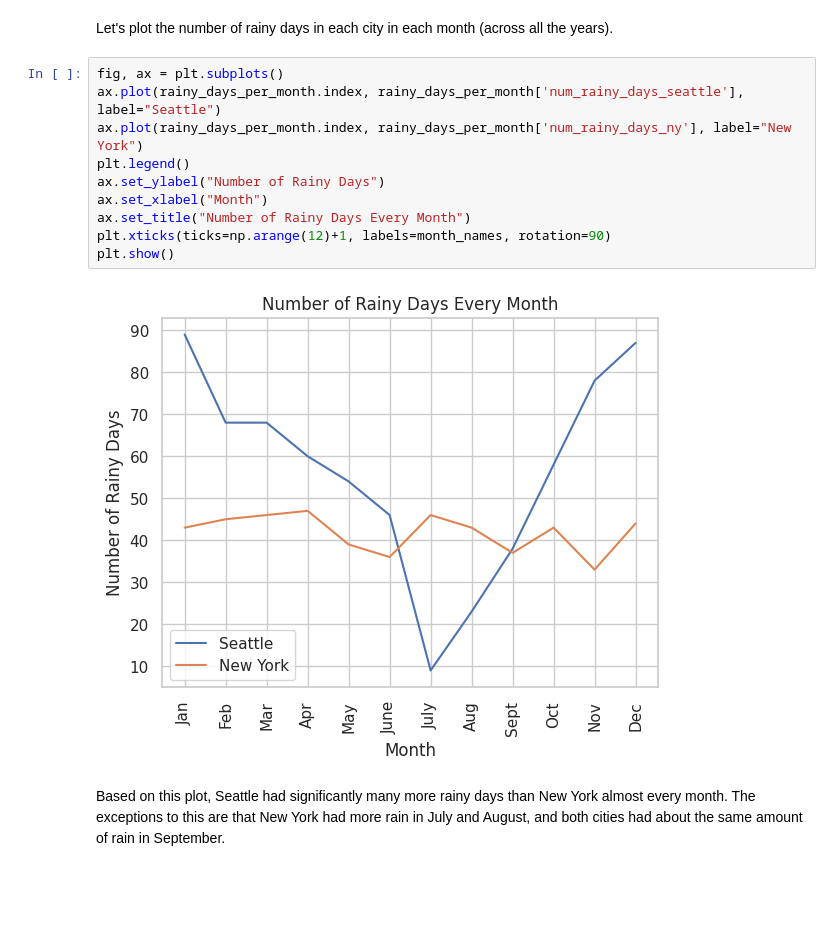
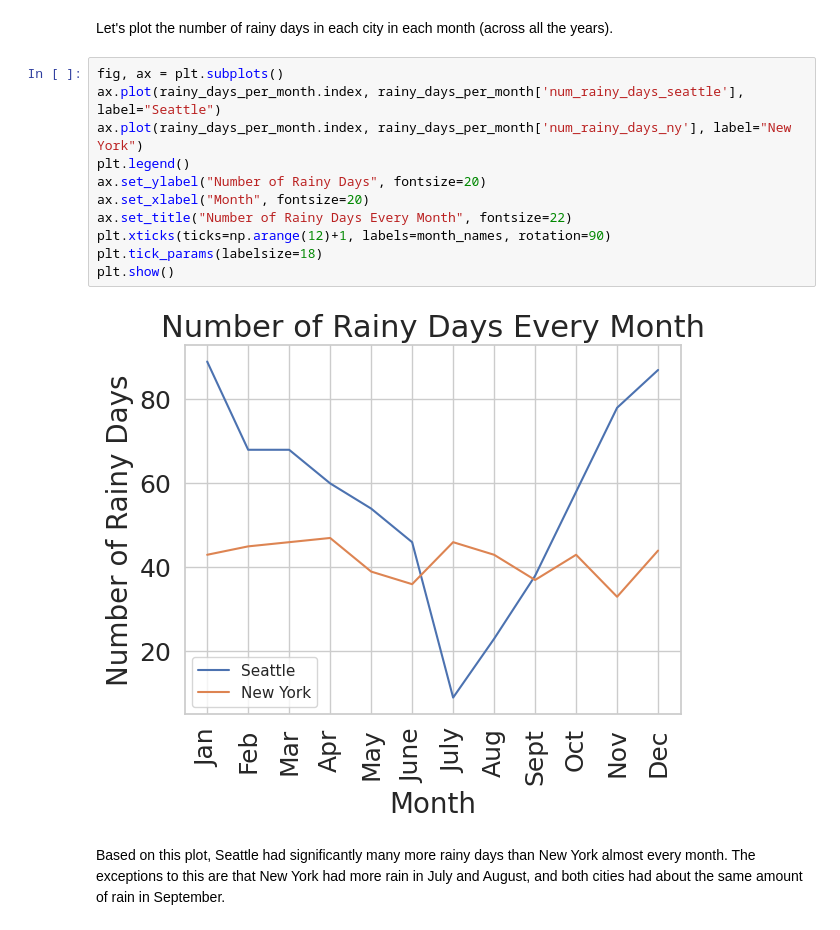
Before and after one commit to David-S-2002/Seattle-Weather, a Jupyter notebook: data_analysis.ipynb, the cells around one changed output. Saved outputs shown, nothing was run; the diff lists cells and outputs as text; blank space fills up the shorter version.

```diff
--- a/data_analysis.ipynb
+++ b/data_analysis.ipynb
@@ -256,15 +258,16 @@ Let's plot the number of rainy days in each city in each month (across all the y
 # %%
 fig, ax = plt.subplots()
 ax.plot(rainy_days_per_month.index, rainy_days_per_month['num_rainy_days_seattle'], label="Seattle")
 ax.plot(rainy_days_per_month.index, rainy_days_per_month['num_rainy_days_ny'], label="New York")
 plt.legend()
-ax.set_ylabel("Number of Rainy Days")
-ax.set_xlabel("Month")
-ax.set_title("Number of Rainy Days Every Month")
+ax.set_ylabel("Number of Rainy Days", fontsize=20)
+ax.set_xlabel("Month", fontsize=20)
+ax.set_title("Number of Rainy Days Every Month", fontsize=22)
 plt.xticks(ticks=np.arange(12)+1, labels=month_names, rotation=90)
+plt.tick_params(labelsize=18)
 plt.show()
 # %% [output]
-[figure, old version]
+[figure, new version]
 # %% [markdown]
 Based on this plot, Seattle had significantly many more rainy days than New York almost every month. The exceptions to this are that New York had more rain in July and August, and both cities had about the same amount of rain in September.
 # %% [markdown]
```
Also changed, not shown: parts of 4 cells of this notebook, 1 other file.
